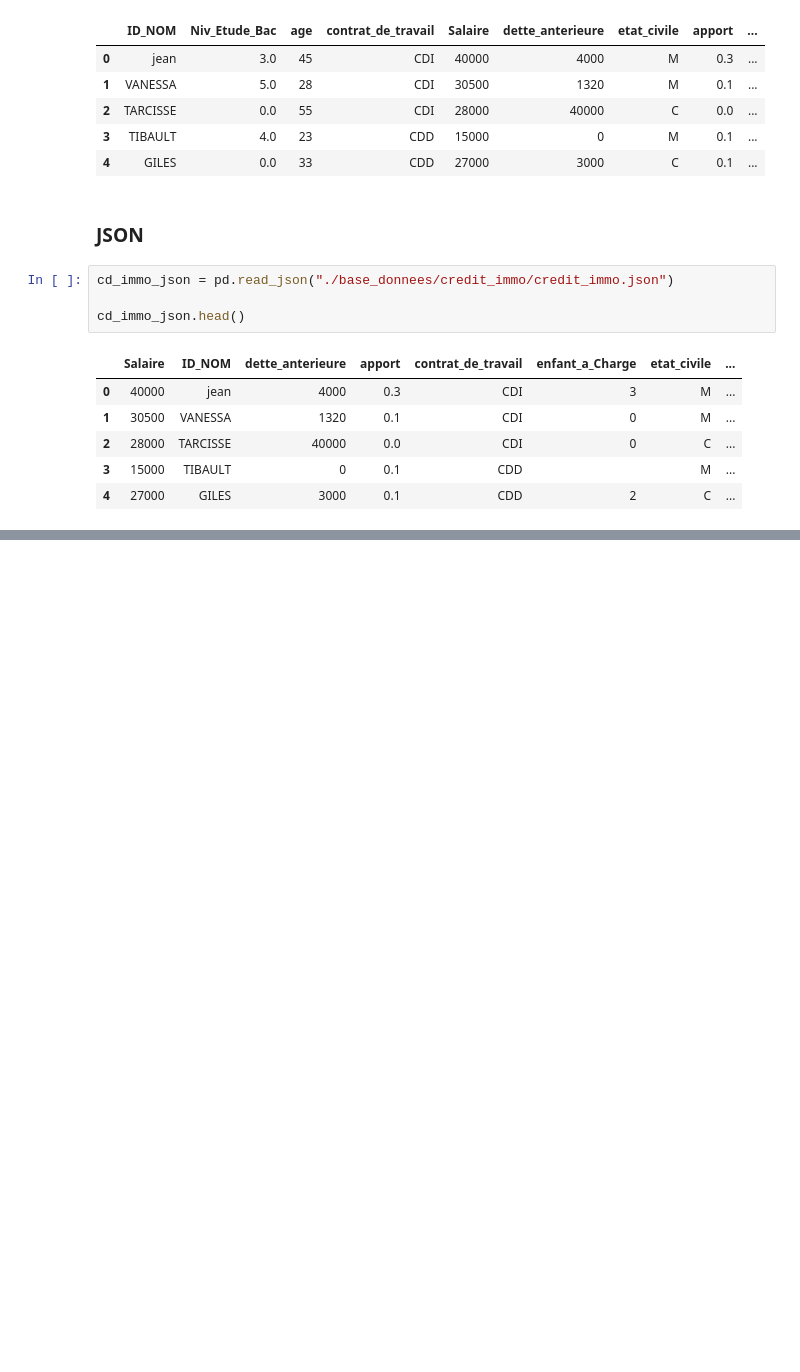
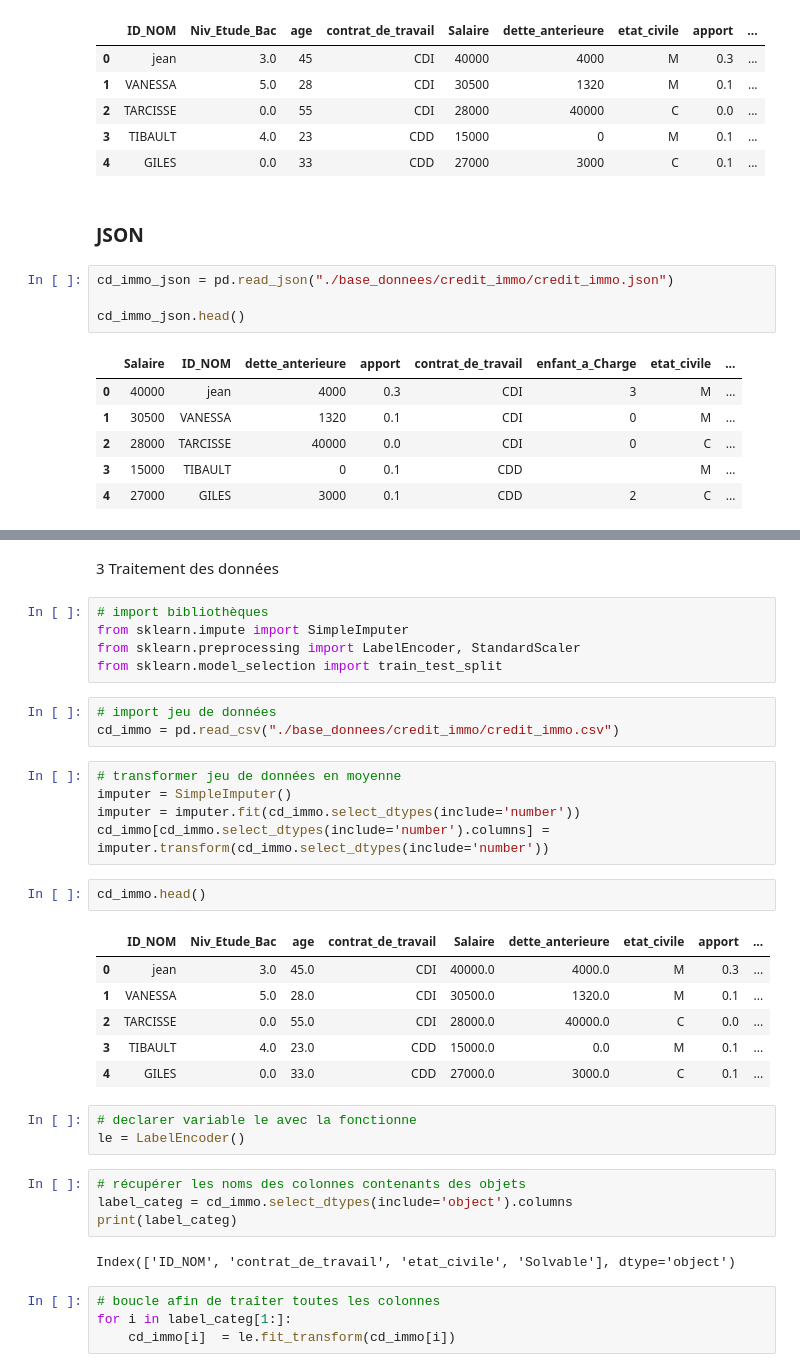
Before and after one commit to CassiaFa/Analyse_Donnees, a Jupyter notebook: analyse.ipynb, the cells around one changed output, grey strips where cells are left out. Drawn from its saved outputs; the diff is of its cells as text; blank space fills up the shorter version.

```diff
--- a/analyse.ipynb
+++ b/analyse.ipynb
@@ -50,0 +118,37 @@ cd_immo_json.head()
+# %% [markdown]
+3 Traitement des données
+# %%
+# import bibliothèques
+from sklearn.impute import SimpleImputer
+from sklearn.preprocessing import LabelEncoder, StandardScaler
+from sklearn.model_selection import train_test_split
+# %%
+# import jeu de données
+cd_immo = pd.read_csv("./base_donnees/credit_immo/credit_immo.csv")
+# %%
+# transformer jeu de données en moyenne
+imputer = SimpleImputer()
+imputer = imputer.fit(cd_immo.select_dtypes(include='number'))
+cd_immo[cd_immo.select_dtypes(include='number').columns] = imputer.transform(cd_immo.select_dtypes(include='number'))
+# %%
+cd_immo.head()
+# %% [output]
+|  | ID_NOM | Niv_Etude_Bac | age | contrat_de_travail | Salaire | dette_anterieure | etat_civile | apport | ... |
+| 0 | jean | 3.0 | 45.0 | CDI | 40000.0 | 4000.0 | M | 0.3 | ... |
+| 1 | VANESSA | 5.0 | 28.0 | CDI | 30500.0 | 1320.0 | M | 0.1 | ... |
+| 2 | TARCISSE | 0.0 | 55.0 | CDI | 28000.0 | 40000.0 | C | 0.0 | ... |
+| 3 | TIBAULT | 4.0 | 23.0 | CDD | 15000.0 | 0.0 | M | 0.1 | ... |
+| 4 | GILES | 0.0 | 33.0 | CDD | 27000.0 | 3000.0 | C | 0.1 | ... |
+# %%
+# declarer variable le avec la fonctionne
+le = LabelEncoder()
+# %%
+# récupérer les noms des colonnes contenants des objets
+label_categ = cd_immo.select_dtypes(include='object').columns
+print(label_categ)
+# %% [output]
+Index(['ID_NOM', 'contrat_de_travail', 'etat_civile', 'Solvable'], dtype='object')
+# %%
+# boucle afin de traîter toutes les colonnes
+for i in label_categ[1:]:
+    cd_immo[i]  = le.fit_transform(cd_immo[i])
```
Also changed, not shown: parts of 13 cells of this notebook.
